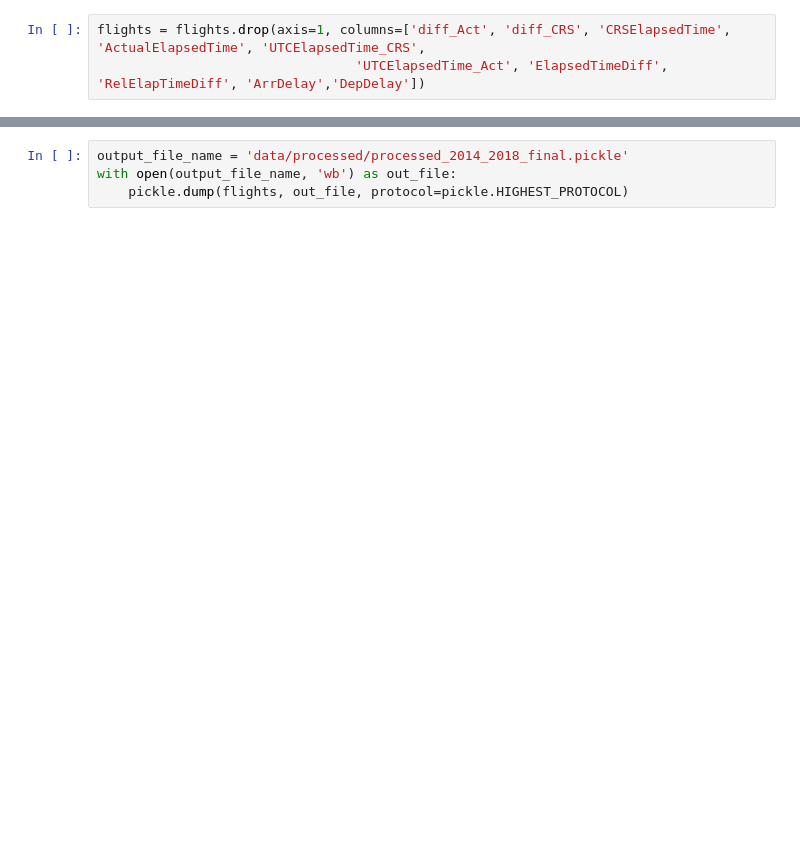
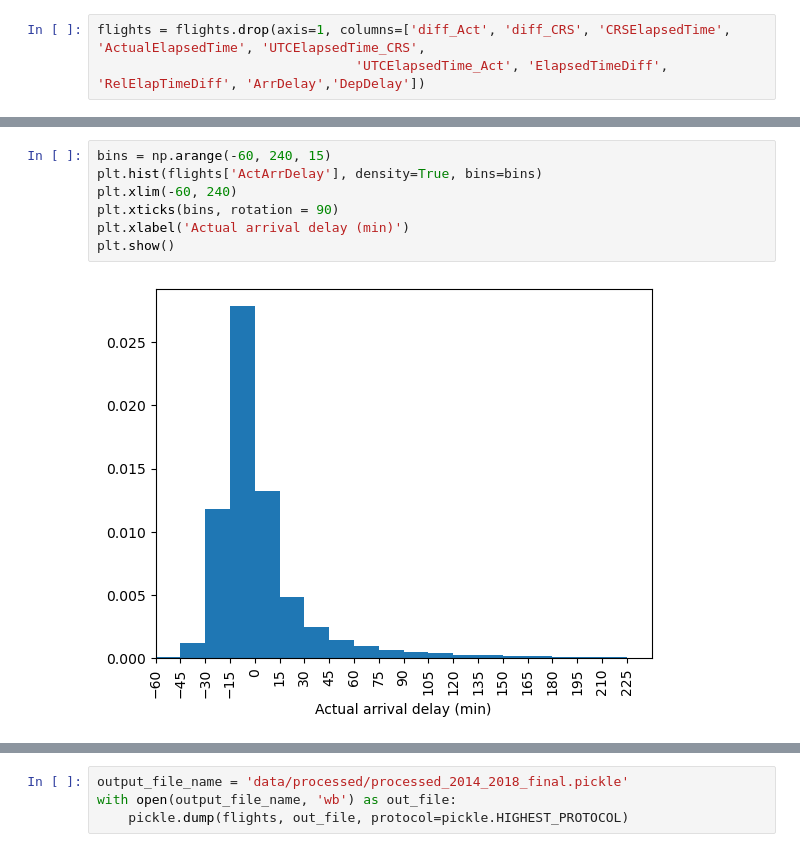
Before and after one commit to kholodov-a/Springboard_repo, a Jupyter notebook: CS2-flights-delay-REPO/notebooks/Data Wrangling.ipynb, the cells around one changed output, grey strips where cells are left out. Drawn from its saved outputs; the diff is of its cells as text; blank space fills up the shorter version.

```diff
--- a/CS2-flights-delay-REPO/notebooks/Data Wrangling.ipynb
+++ b/CS2-flights-delay-REPO/notebooks/Data Wrangling.ipynb
@@ -2739,0 +2717,9 @@ memory usage for bool columns: 313.310 MB
+# %%
+bins = np.arange(-60, 240, 15)
+plt.hist(flights['ActArrDelay'], density=True, bins=bins)
+plt.xlim(-60, 240)
+plt.xticks(bins, rotation = 90)
+plt.xlabel('Actual arrival delay (min)')
+plt.show()
+# %% [output]
+[figure, added]
```
Also changed, not shown: parts of 143 cells of this notebook.
